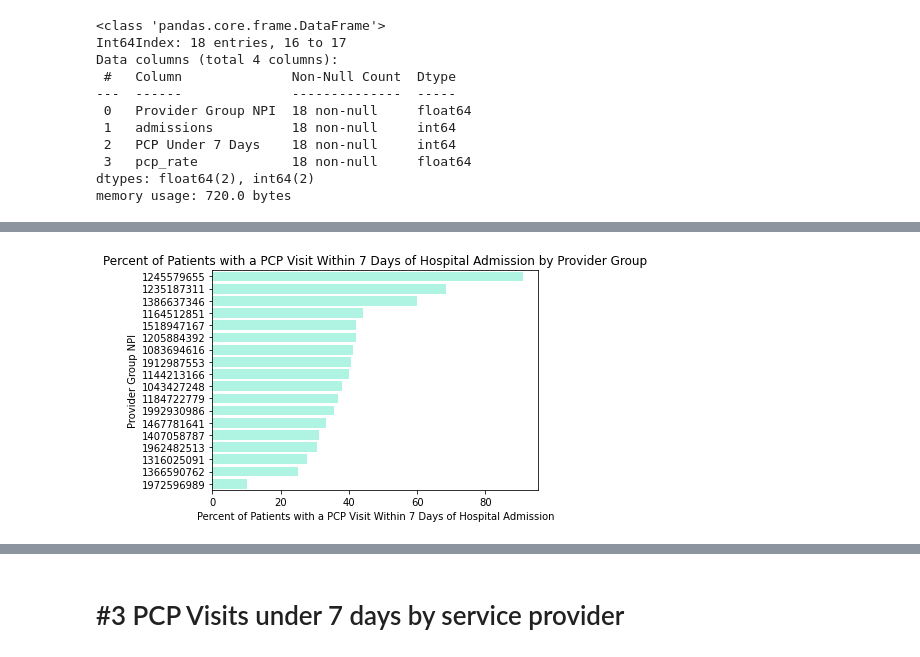
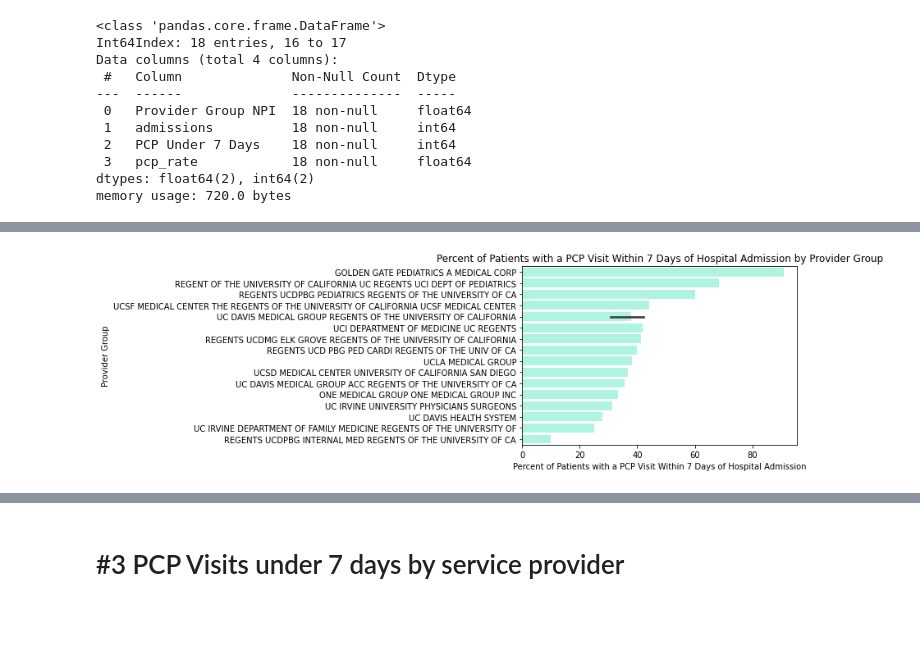
Before and after one commit to Engu12/hospital-readmission_pandas, a Jupyter notebook: hilber_notebook.ipynb, the cells around one changed output, grey strips where cells are left out. Saved outputs shown, nothing was run; the diff lists cells and outputs as text; code cells hidden in the pictures; blank space fills up the shorter version.

```diff
--- a/hilber_notebook.ipynb
+++ b/hilber_notebook.ipynb
@@ -9,3 +9,5 @@ import datetime as dt
 members = pd.read_csv('data/NSS_GreatCare_Members.csv')
 admissions = pd.read_csv('data/NSS_Hospital_Inpatient_Admissions.csv')
 primary = pd.read_csv('data/NSS_PrimaryCare_Office_Visits.csv')
+# %%
+provider_groups_list = pd.read_csv('data/provider_groups2.csv')
@@ -1174,6 +1193,7 @@ memory usage: 720.0 bytes
 # %%
 provider_groups2['Provider Group NPI'] = provider_groups2['Provider Group NPI'].astype(int)
 provider_groups2['Provider Group NPI'] = provider_groups2['Provider Group NPI'].astype(str)
+provider_groups2['Provider Group NPI'] = provider_groups2['Provider Group NPI'].astype(int)
 provider_groups2
 # %% [output]
 A value is trying to be set on a copy of a slice from a DataFrame.
@@ -1203,4 +1228,6 @@ See the caveats in the documentation: https://pandas.pydata.org/pandas-docs/stab
 | 4 | 1316025091 | 173 | 48 | 27.745665 |
 | 15 | 1366590762 | 12 | 3 | 25.000000 |
 | 17 | 1972596989 | 10 | 1 | 10.000000 |
+# %%
+provider_groups3 = provider_groups2.merge(provider_groups_list, left_on='Provider Group NPI', right_on='NPI', how='left')
 # %%
@@ -1215,0 +1243,3 @@ plt.savefig('seespcp_rate_by_hospital.png');
+# %%
+provider_groups3.sort_values('pcp_rate', inplace=True, ascending=False)
+provider_groups3
@@ -1216,9 +1264,9 @@ plt.savefig('seespcp_rate_by_hospital.png');
 # %%
-sns.barplot(y='Provider Group NPI', x='pcp_rate', data=provider_groups2, color='#a4ffe7', orient='h')
+sns.barplot(y='group name', x='pcp_rate', data=provider_groups3, color='#a4ffe7', orient='h')
 plt.xlabel('Percent of Patients with a PCP Visit Within 7 Days of Hospital Admission')
-plt.ylabel('Provider Group NPI')
+plt.ylabel('Provider Group')
 plt.title('Percent of Patients with a PCP Visit Within 7 Days of Hospital Admission by Provider Group')
 plt.tight_layout()
 plt.savefig('seespcp_rate_by_provider_group_sns.png', transparent=True);
 # %% [output]
-[figure, old version]
+[figure, new version]
```
Also changed, not shown: parts of 27 cells of this notebook, 7 other files.
